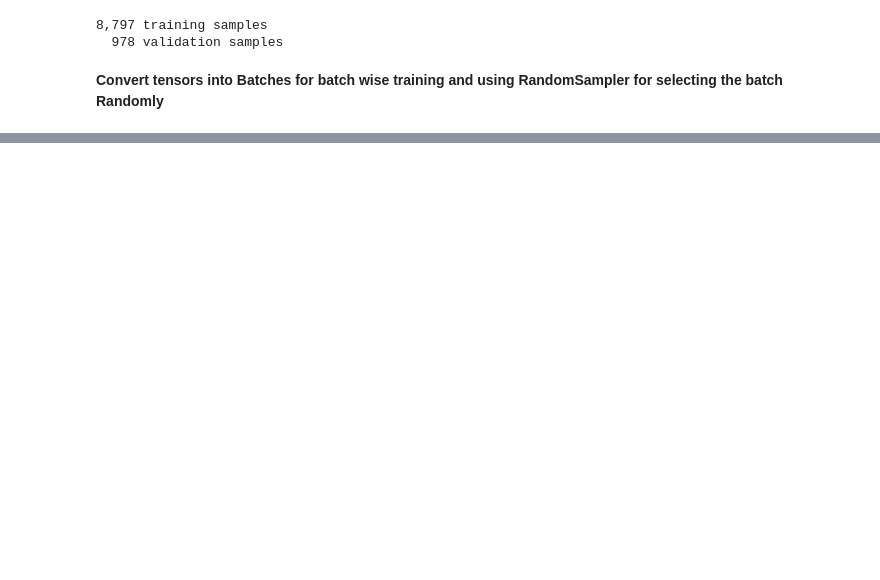
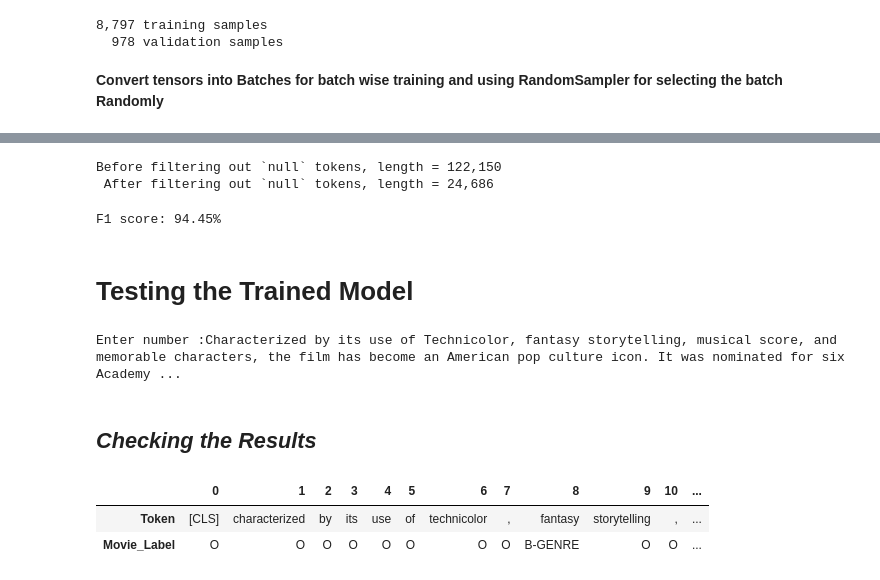
Before and after one commit to QuincyMillerDev/TransformersFinalProject, a Jupyter notebook: BertNER.ipynb, the cells around one changed output, grey strips where cells are left out. Saved outputs shown, nothing was run; the diff lists cells and outputs as text; code cells hidden in the pictures; blank space fills up the shorter version.

```diff
--- a/BertNER.ipynb
+++ b/BertNER.ipynb
@@ -310,0 +671,78 @@ AssertionError: Torch not compiled with CUDA enabled
+# %%
+# Construct new lists of predictions which don't include any null tokens.
+real_token_predictions = []
+real_token_labels = []
+
+# For each of the input tokens in the dataset...
+for i in range(len(all_true_labels)):
+
+    # If it's not a token with a null label...
+    if not all_true_labels[i] == -100:
+
+        # Add the prediction and the ground truth to their lists.
+        real_token_predictions.append(predicted_label_ids[i])
+        real_token_labels.append(all_true_labels[i])
+
+print("Before filtering out `null` tokens, length = {:,}".format(len(all_true_labels)))
+print(" After filtering out `null` tokens, length = {:,}".format(len(real_token_labels)))
+# %% [output]
+Before filtering out `null` tokens, length = 122,150
+ After filtering out `null` tokens, length = 24,686
+# %%
+from sklearn.metrics import f1_score
+
+f1 = f1_score(real_token_labels, real_token_predictions, average='micro')
+
+print ("F1 score: {:.2%}".format(f1))
+# %% [output]
+F1 score: 94.45%
+# %% [markdown]
+# **Testing the Trained Model**
+# %%
+test_sentence = input ("Enter number :")
+# %% [output]
+Enter number :Characterized by its use of Technicolor, fantasy storytelling, musical score, and memorable characters, the film has become an American pop culture icon. It was nominated for six Academy ...
+# %% [markdown]
+## ***Checking the Results***
+# %%
+
+#Encoding and convert the sentences into tensors
+sample_sentence = tokenizer.encode(test_sentence)
+sample_input_ids = torch.tensor([sample_sentence]).cuda()
+
+#Predicting the test data set using model() function
+with torch.no_grad():
+    output = model(sample_input_ids)
+label_indices = np.argmax(output[0].to('cpu').numpy(), axis=2)
+
+#Function which retrieves key value for our Label Dictionary
+def get_key(val):
+    for key, value in label_map.items():
+         if val == value:
+             return key
+
+    return "key doesn't exist"
+
+#Tokenize
+tokens = tokenizer.convert_ids_to_tokens(sample_input_ids.to('cpu').numpy()[0])
+new_tokens, new_label = [], []
+for token, label_idx in zip(tokens, label_indices[0]):
+    if token.startswith("##"):
+        new_tokens[-1] = new_tokens[-1] + token[2:]
+    else:
+        new_label.append(get_key(label_idx))
+        new_tokens.append(token)
+
+#Appending Tokens and Labels
+movie_token=[]
+movie_label=[]
+for token, label in zip(new_tokens, new_label):
+    movie_token.append(token)
+    movie_label.append(label)
+
+df=pd.DataFrame({"Token":movie_token,"Movie_Label":movie_label})
+df.T
+# %% [output]
+|  | 0 | 1 | 2 | 3 | 4 | 5 | 6 | 7 | 8 | 9 | 10 | ... |
+| Token | [CLS] | characterized | by | its | use | of | technicolor | , | fantasy | storytelling | , | ... |
+| Movie_Label | O | O | O | O | O | O | O | O | B-GENRE | O | O | ... |
```
Also changed, not shown: parts of 42 cells of this notebook.
